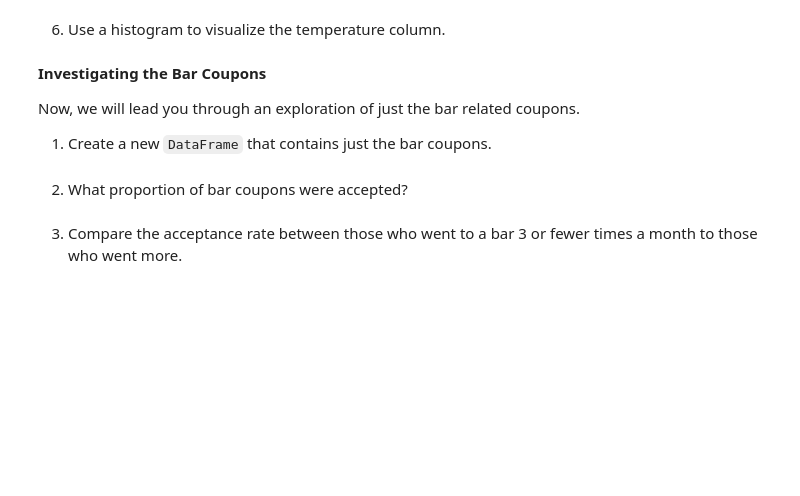
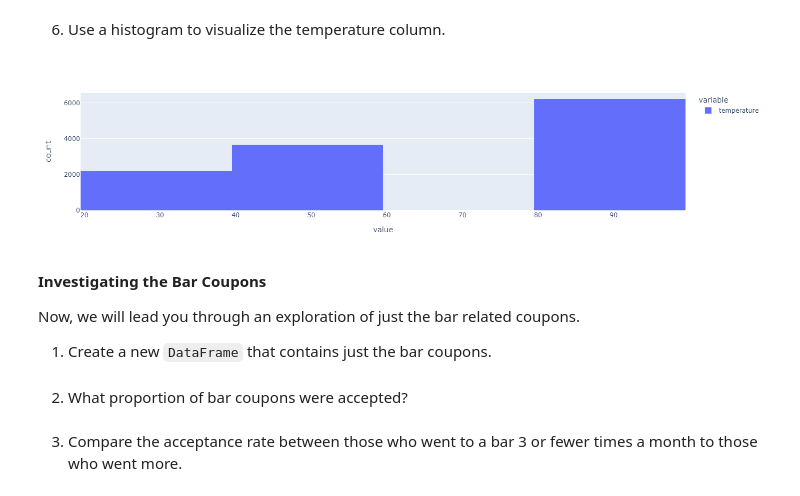
Before and after one commit to kfmatovic716/DRIVER-COUPONS---Practical-Application-1, a Jupyter notebook: prompt.ipynb, the cells around one changed output. Cells and saved outputs as stored; diff of their text form; code cells hidden in the pictures; blank space fills up the shorter version.

```diff
--- a/prompt.ipynb
+++ b/prompt.ipynb
@@ -242,5 +422,9 @@ Name: Bar, dtype: int64
 # %% [markdown]
 6. Use a histogram to visualize the temperature column.
+# %%
+px.histogram(final_df["temperature"])
+# %% [output]
+[figure, added]
 # %% [markdown]
 **Investigating the Bar Coupons**
 
```
Also changed, not shown: parts of 31 cells of this notebook.
